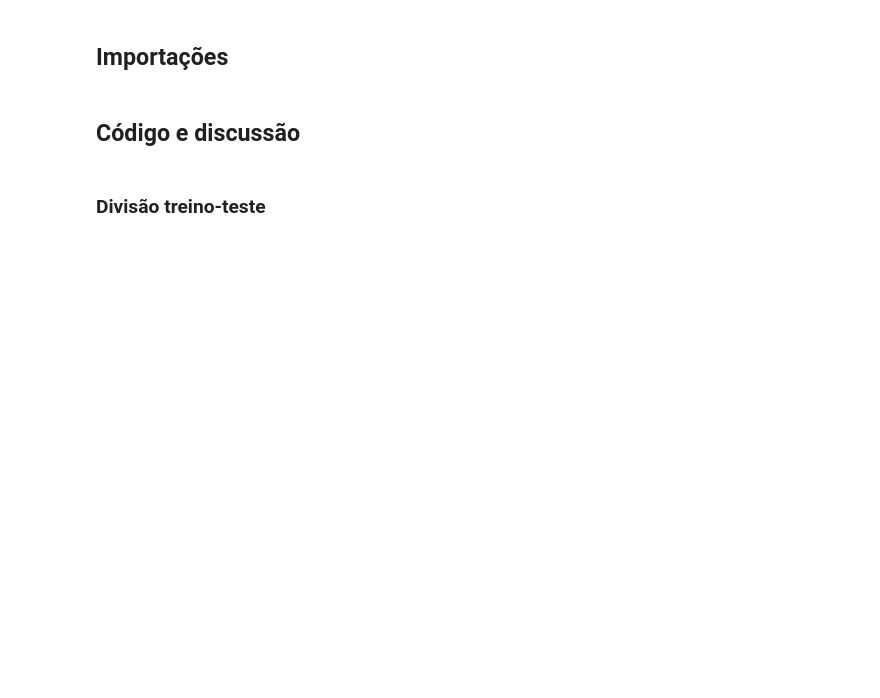
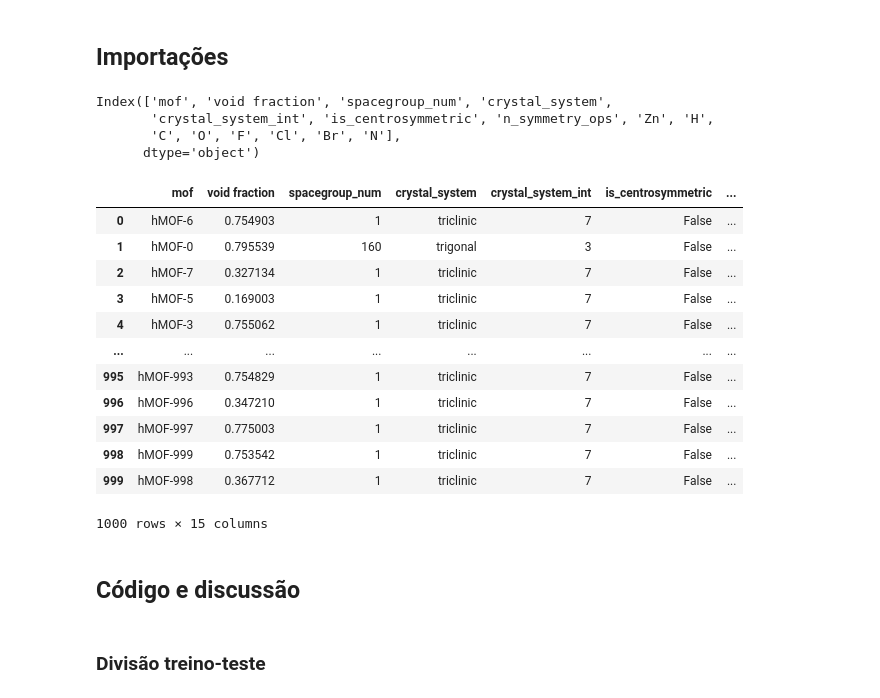
Before and after one commit to gabrielxvr/NN_and_MOFs_Ilum, a Jupyter notebook: Rede Neural.ipynb, the cells around one changed output. Cells and saved outputs as stored; diff of their text form; code cells hidden in the pictures; blank space fills up the shorter version.

```diff
--- a/Rede Neural.ipynb
+++ b/Rede Neural.ipynb
@@ -16,6 +16,29 @@ import pickle
 # Assuming the file is named 'dataframe.pkl'
 with open('dataframe.pkl', 'rb') as f:
     df = pickle.load(f)
+# %%
+df.keys()
+# %% [output]
+Index(['mof', 'void fraction', 'spacegroup_num', 'crystal_system',
+       'crystal_system_int', 'is_centrosymmetric', 'n_symmetry_ops', 'Zn', 'H',
+       'C', 'O', 'F', 'Cl', 'Br', 'N'],
+      dtype='object')
+# %%
+df
+# %% [output]
+|  | mof | void fraction | spacegroup_num | crystal_system | crystal_system_int | is_centrosymmetric | ... |
+| 0 | hMOF-6 | 0.754903 | 1 | triclinic | 7 | False | ... |
+| 1 | hMOF-0 | 0.795539 | 160 | trigonal | 3 | False | ... |
+| 2 | hMOF-7 | 0.327134 | 1 | triclinic | 7 | False | ... |
+| 3 | hMOF-5 | 0.169003 | 1 | triclinic | 7 | False | ... |
+| 4 | hMOF-3 | 0.755062 | 1 | triclinic | 7 | False | ... |
+| ... | ... | ... | ... | ... | ... | ... | ... |
+| 995 | hMOF-993 | 0.754829 | 1 | triclinic | 7 | False | ... |
+| 996 | hMOF-996 | 0.347210 | 1 | triclinic | 7 | False | ... |
+| 997 | hMOF-997 | 0.775003 | 1 | triclinic | 7 | False | ... |
+| 998 | hMOF-999 | 0.753542 | 1 | triclinic | 7 | False | ... |
+| 999 | hMOF-998 | 0.367712 | 1 | triclinic | 7 | False | ... |
+1000 rows × 15 columns
 # %% [markdown]
 ## Código e discussão
 # %% [markdown]
```
Also changed, not shown: parts of 15 cells of this notebook, 2 other files.
